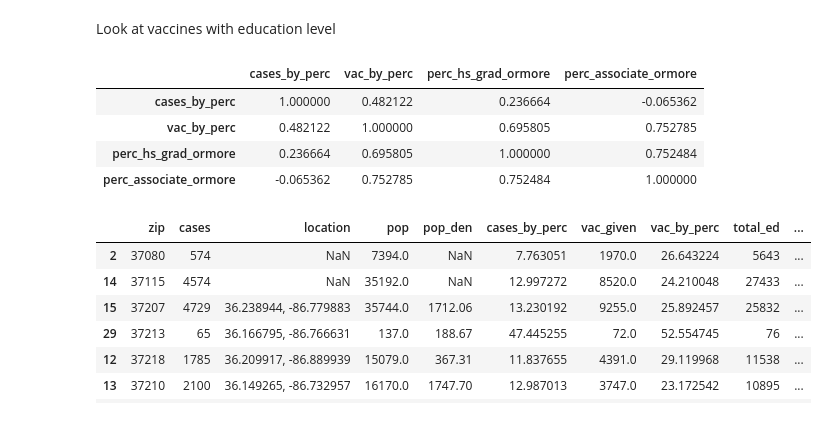
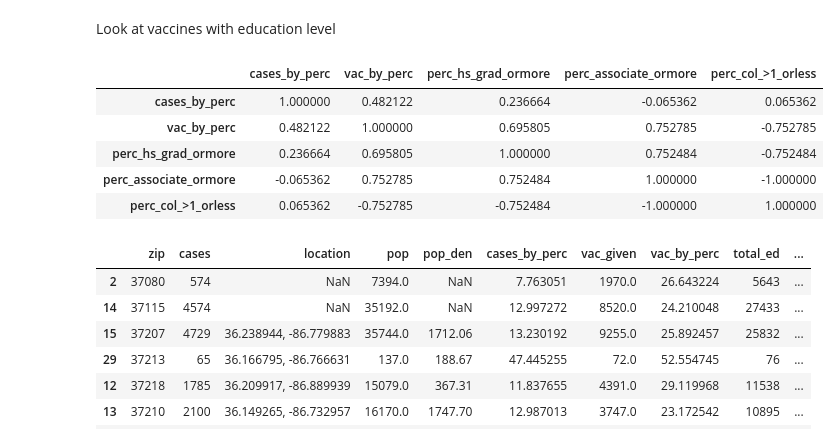
Before and after one commit to ryanhilber93/nash-covid-cases-vaccines-hot_chickens, a Jupyter notebook: hilber_notebook.ipynb, the cells around one changed output. Saved outputs shown, nothing was run; the diff lists cells and outputs as text; code cells hidden in the pictures.

```diff
--- a/hilber_notebook.ipynb
+++ b/hilber_notebook.ipynb
@@ -414,13 +434,14 @@ df_all_2.plot.bar(x='zip', y='perc_associate_ormore')
 # %% [markdown]
 Look at vaccines with education level
 # %%
-df_all_2[['cases_by_perc', 'vac_by_perc', 'perc_hs_grad_ormore', 'perc_associate_ormore']].corr()
+df_all_2[['cases_by_perc', 'vac_by_perc', 'perc_hs_grad_ormore', 'perc_associate_ormore', 'perc_col_>1_orless']].corr()
 # %% [output]
-|  | cases_by_perc | vac_by_perc | perc_hs_grad_ormore | perc_associate_ormore |
-| cases_by_perc | 1.000000 | 0.482122 | 0.236664 | -0.065362 |
-| vac_by_perc | 0.482122 | 1.000000 | 0.695805 | 0.752785 |
-| perc_hs_grad_ormore | 0.236664 | 0.695805 | 1.000000 | 0.752484 |
-| perc_associate_ormore | -0.065362 | 0.752785 | 0.752484 | 1.000000 |
+|  | cases_by_perc | vac_by_perc | perc_hs_grad_ormore | perc_associate_ormore | perc_col_>1_orless |
+| cases_by_perc | 1.000000 | 0.482122 | 0.236664 | -0.065362 | 0.065362 |
+| vac_by_perc | 0.482122 | 1.000000 | 0.695805 | 0.752785 | -0.752785 |
+| perc_hs_grad_ormore | 0.236664 | 0.695805 | 1.000000 | 0.752484 | -0.752484 |
+| perc_associate_ormore | -0.065362 | 0.752785 | 0.752484 | 1.000000 | -1.000000 |
+| perc_col_>1_orless | 0.065362 | -0.752785 | -0.752484 | -1.000000 | 1.000000 |
 # %%
 df_all_2
 # %% [output]
```
Also changed, not shown: parts of 7 cells of this notebook, 3 other files.
